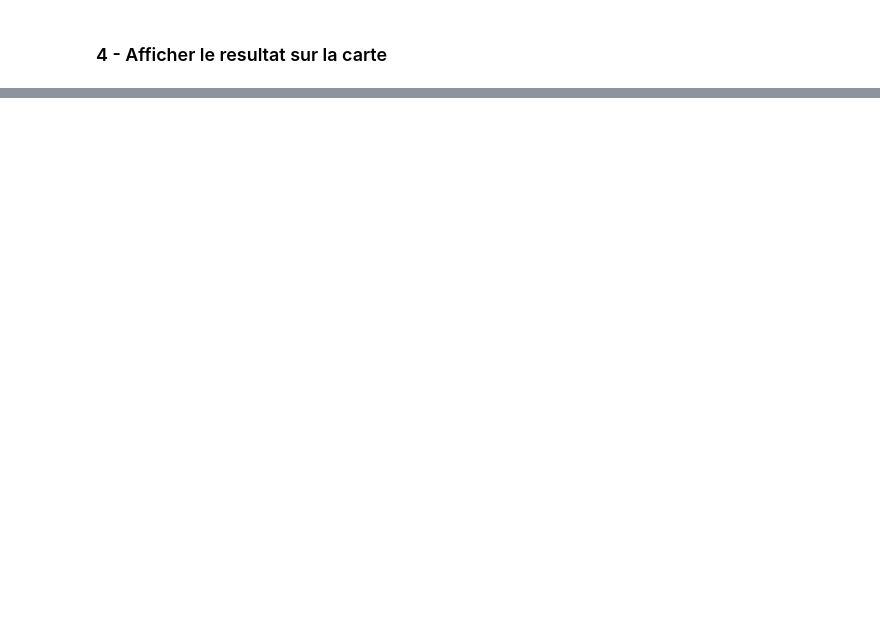
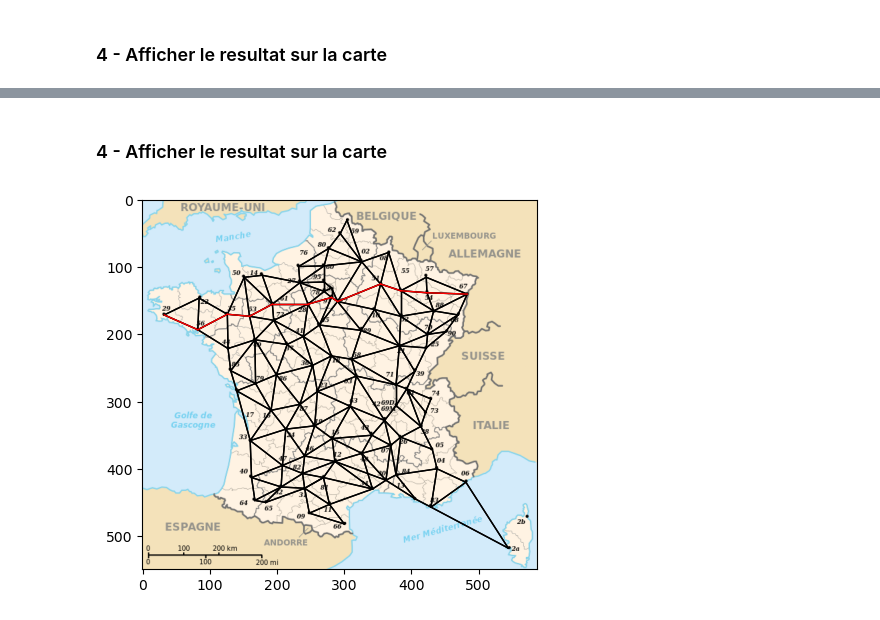
Before and after one commit to Boualili-Youcef/projects_AI, a Jupyter notebook: TP03/graphes.ipynb, the cells around one changed output, grey strips where cells are left out. Saved outputs shown, nothing was run; the diff lists cells and outputs as text; code cells hidden in the pictures; blank space fills up the shorter version.

Commit message:
Ajout de l'affichage pour Astar

```diff
--- a/TP03/graphes.ipynb
+++ b/TP03/graphes.ipynb
@@ -67,0 +75,35 @@ carte.afficher_chemin(shortest_path(graphe, noeuds[59], noeuds[91]))
+# %%
+def Astar(graphe, depart, arrive):
+    E = {depart}
+    d = {}
+    prec = {}
+    f = {}
+    for a in graphe.dic_noeud.values():
+        d[a] = f[a] = float('inf')
+        prec[a] = None
+    d[depart] = 0
+    f[depart] = gr.distance_km(depart, arrive)
+    while E:
+        u = min(E, key = f.get)
+        if u == arrive:
+            return d[u], prec
+        E.remove(u)
+        for edge in u.aretes:
+            v, poids = edge
+            alt = d[u] + poids
+            if alt < d[v]:
+                d[v] = alt
+                prec[v] = u
+                f[v]= d[v] + gr.distance_km(v, arrive)
+                if v not in E:
+                    E.add(v)
+    return d, prec
+# %%
+def shortest_path_Astar(graphe, depart, arrive):
+    _, prec = Astar(graphe, depart, arrive)
+    path = []
+    u = arrive
+    while u:
+        path.append(u)
+        u = prec[u]
+    return path[::-1]
@@ -67,0 +128,9 @@ carte.afficher_chemin(shortest_path(graphe, noeuds[59], noeuds[91]))
+# %% [markdown]
+### 4 - Afficher le resultat sur la carte
+# %%
+graphe = gr.Graphe()
+carte = gr.Carte(graphe)
+noeuds = graphe.dic_noeud
+carte.afficher_chemin(shortest_path_Astar(graphe, noeuds[29], noeuds[67]))
+# %% [output]
+[figure, added]
```
Also changed, not shown: parts of 4 cells of this notebook.
